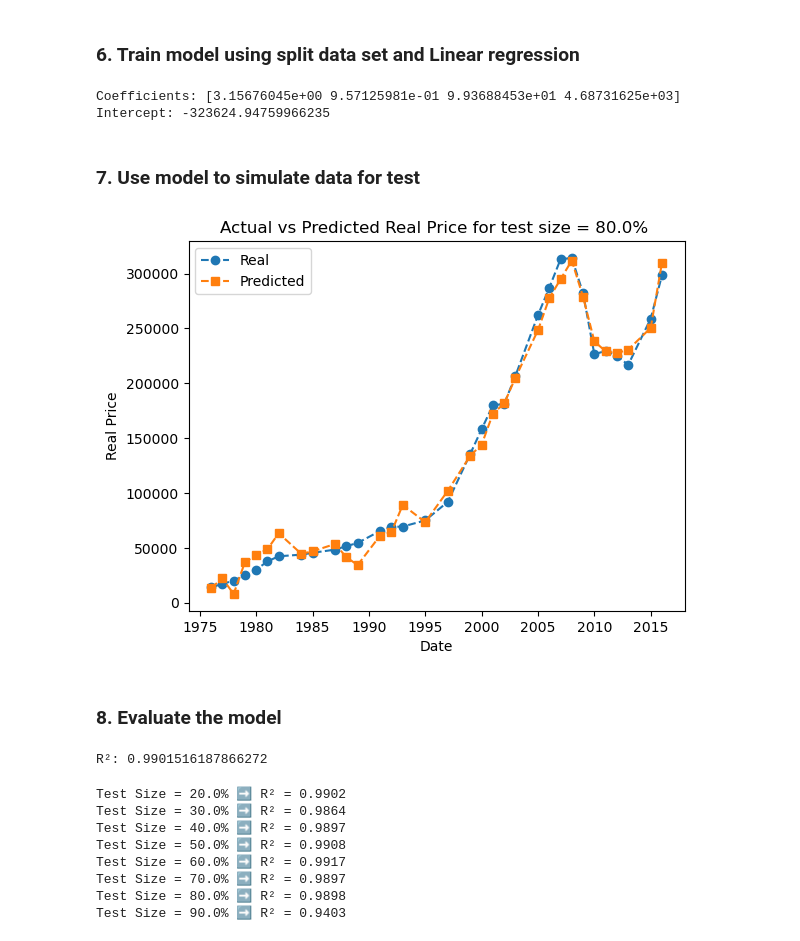
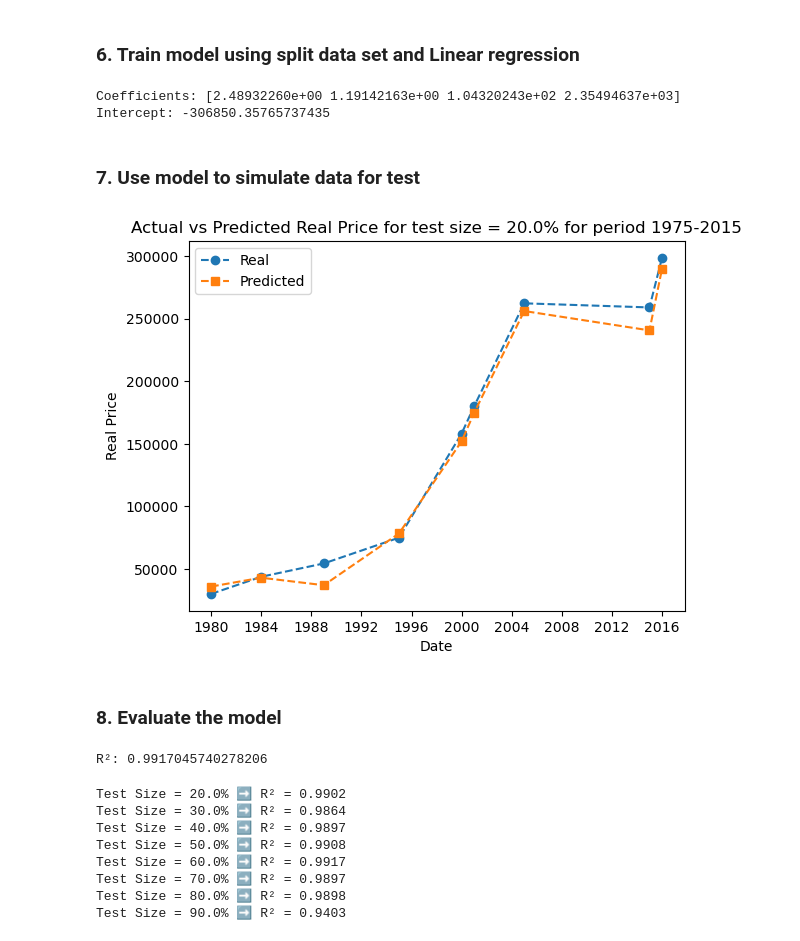
Before and after one commit to shanekeenan/prog_data_analysis, a Jupyter notebook: project1/project1.ipynb, the cells around one changed output. Drawn from its saved outputs; the diff is of its cells as text; code cells hidden in the pictures.

```diff
--- a/project1/project1.ipynb
+++ b/project1/project1.ipynb
@@ -962,7 +977,7 @@ we can see from the heatmap pairplot that
 # The target variable is defined as y and the dependents x
 X = df.drop(columns=['r_price'])
 y = df['r_price']
-test = 0.8
+test = 0.2
 # Split the data into training and testing sets (test_size= 0.8 will give 80% test (20 % train))
 X_train, X_test, y_train, y_test = train_test_split(X, y, test_size=test, random_state=42)
 # train the linear regression model
@@ -972,39 +987,37 @@ model.fit(X_train, y_train)
 print("Coefficients:", model.coef_)
 print("Intercept:", model.intercept_)
 # %% [output]
-Coefficients: [3.15676045e+00 9.57125981e-01 9.93688453e+01 4.68731625e+03]
-Intercept: -323624.94759966235
+Coefficients: [2.48932260e+00 1.19142163e+00 1.04320243e+02 2.35494637e+03]
+Intercept: -306850.35765737435
 # %% [markdown]
 ### 7. Use model to simulate data for test
 # %%
 #https://machinelearningmastery.com/train-test-split-for-evaluating-machine-learning-algorithms/
 #https://realpython.com/train-test-split-python-data/
 
-
 # Make predictions on the test set
-
 y_pred = model.predict(X_test)
 
 # Assuming 'X_test' is your testing set
 y_pred = model.predict(X_test)
 y_pred
 # generate a DataFrame with the predicted values and the corresponding index
 #predicted_df = pd.DataFrame({'Predicted_real_price': y_pred}, index=X_test.index)
 #predicted_df
 # generate a DataFrame with the actual and predicted values with X_test values as index
 comparison_df = pd.DataFrame({'Actual': y_test, 'Predicted': y_pred}, index=X_test.index)
 comparison_df = comparison_df.sort_index()
 
 #
 plt.plot(comparison_df.index, comparison_df['Actual'], label='Real', linestyle='--', marker='o')
 plt.plot(comparison_df.index, comparison_df['Predicted'], label='Predicted', linestyle='--', marker='s')
 plt.xlabel('Date')
 plt.ylabel('Real Price')
-plt.title(f'Actual vs Predicted Real Price for test size = {test*100}% ')
+plt.title(f'Actual vs Predicted Real Price for test size = {test*100}% for period 1975-2015')
 plt.legend()
 plt.show()
 # %% [output]
-[figure, old version]
+[figure, new version]
 # %% [markdown]
 ### 8. Evaluate the model
 # %%
@@ -1012,5 +1025,5 @@ plt.show()
 R_2 = r2_score(y_test, y_pred)
 print(f'R\u00B2: {R_2}')
 # %% [output]
-R²: 0.9901516187866272
+R²: 0.9917045740278206
 # %%
```
Also changed, not shown: parts of 23 cells of this notebook, 3 other files.
